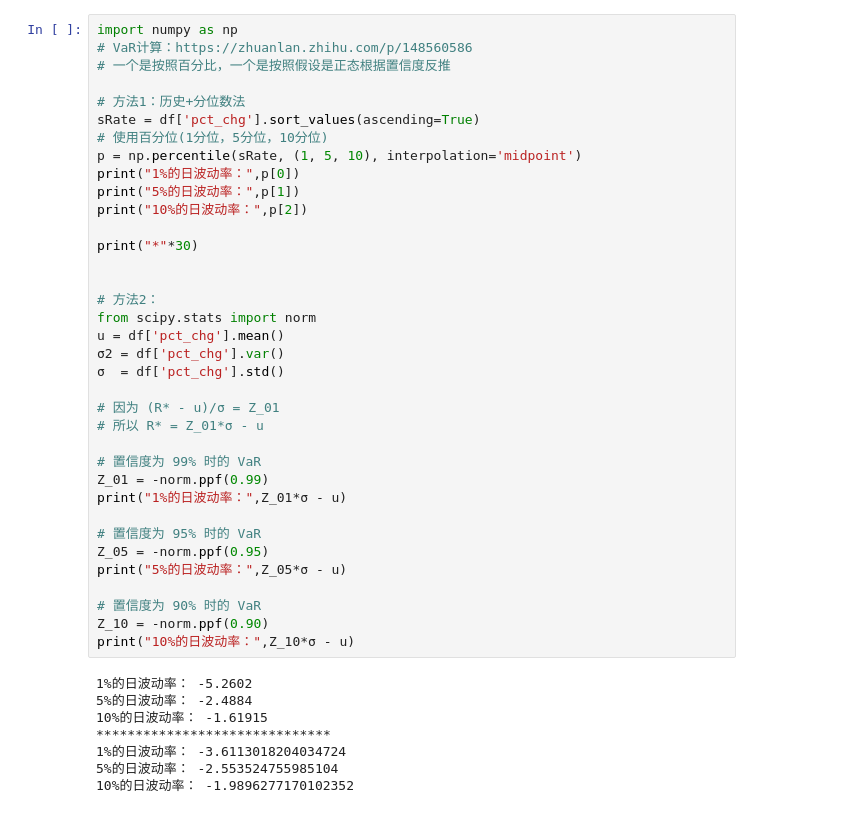
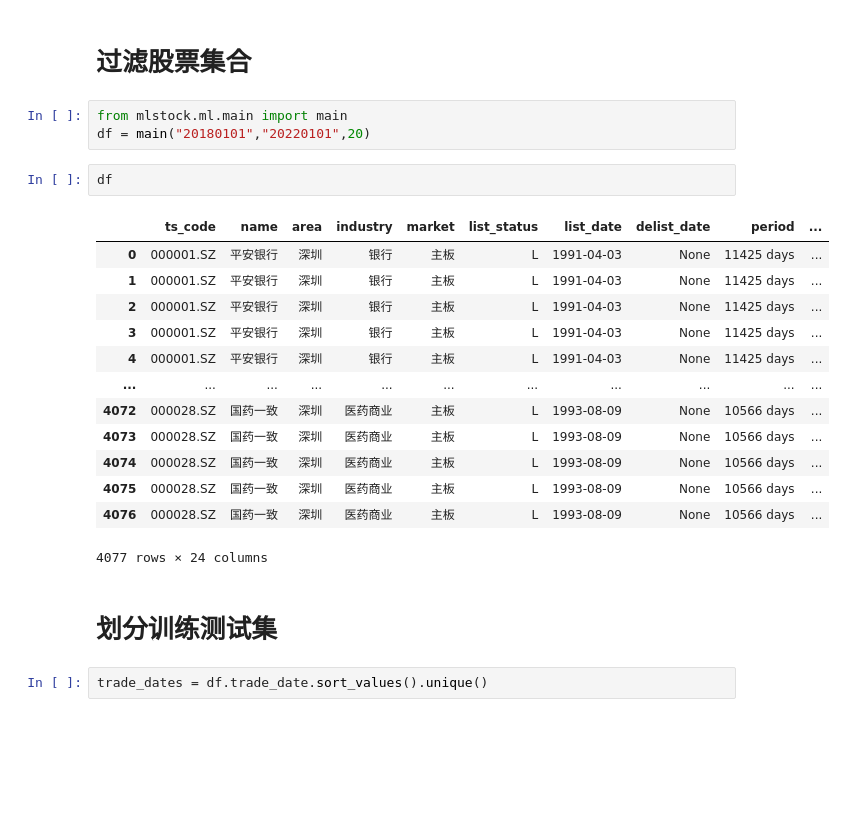
Before and after one commit to piginzoo/mlstock, a Jupyter notebook: jupyter/data_filter.ipynb, the cells around one changed output. Cells and saved outputs as stored; diff of their text form; blank space fills up the shorter version.

```diff
--- a/jupyter/data_filter.ipynb
+++ b/jupyter/data_filter.ipynb
@@ -43,44 +39,25 @@ stats.probplot(df['pct_chg'],dist='norm',plot=plt)
-# %%
-import numpy as np
-# VaR计算：https://zhuanlan.zhihu.com/p/148560586
-# 一个是按照百分比，一个是按照假设是正态根据置信度反推
-
-# 方法1：历史+分位数法
-sRate = df['pct_chg'].sort_values(ascending=True)
-# 使用百分位(1分位，5分位，10分位)
-p = np.percentile(sRate, (1, 5, 10), interpolation='midpoint')
-print("1%的日波动率：",p[0])
-print("5%的日波动率：",p[1])
-print("10%的日波动率：",p[2])
-
-print("*"*30)
-
-
-# 方法2：
-from scipy.stats import norm
-u = df['pct_chg'].mean()
-σ2 = df['pct_chg'].var()
-σ  = df['pct_chg'].std()
-
-# 因为 (R* - u)/σ = Z_01
-# 所以 R* = Z_01*σ - u
-
-# 置信度为 99% 时的 VaR
-Z_01 = -norm.ppf(0.99)
-print("1%的日波动率：",Z_01*σ - u)
-
-# 置信度为 95% 时的 VaR
-Z_05 = -norm.ppf(0.95)
-print("5%的日波动率：",Z_05*σ - u)
-
-# 置信度为 90% 时的 VaR
-Z_10 = -norm.ppf(0.90)
-print("10%的日波动率：",Z_10*σ - u)
-# %% [output]
-1%的日波动率： -5.2602
-5%的日波动率： -2.4884
-10%的日波动率： -1.61915
-******************************
-1%的日波动率： -3.6113018204034724
-5%的日波动率： -2.553524755985104
-10%的日波动率： -1.9896277170102352
+# %% [markdown]
+# 过滤股票集合
+# %%
+from mlstock.ml.main import main
+df = main("20180101","20220101",20)
+# %%
+df
+# %% [output]
+|  | ts_code | name | area | industry | market | list_status | list_date | delist_date | period | ... |
+| 0 | 000001.SZ | 平安银行 | 深圳 | 银行 | 主板 | L | 1991-04-03 | None | 11425 days | ... |
+| 1 | 000001.SZ | 平安银行 | 深圳 | 银行 | 主板 | L | 1991-04-03 | None | 11425 days | ... |
+| 2 | 000001.SZ | 平安银行 | 深圳 | 银行 | 主板 | L | 1991-04-03 | None | 11425 days | ... |
+| 3 | 000001.SZ | 平安银行 | 深圳 | 银行 | 主板 | L | 1991-04-03 | None | 11425 days | ... |
+| 4 | 000001.SZ | 平安银行 | 深圳 | 银行 | 主板 | L | 1991-04-03 | None | 11425 days | ... |
+| ... | ... | ... | ... | ... | ... | ... | ... | ... | ... | ... |
+| 4072 | 000028.SZ | 国药一致 | 深圳 | 医药商业 | 主板 | L | 1993-08-09 | None | 10566 days | ... |
+| 4073 | 000028.SZ | 国药一致 | 深圳 | 医药商业 | 主板 | L | 1993-08-09 | None | 10566 days | ... |
+| 4074 | 000028.SZ | 国药一致 | 深圳 | 医药商业 | 主板 | L | 1993-08-09 | None | 10566 days | ... |
+| 4075 | 000028.SZ | 国药一致 | 深圳 | 医药商业 | 主板 | L | 1993-08-09 | None | 10566 days | ... |
+| 4076 | 000028.SZ | 国药一致 | 深圳 | 医药商业 | 主板 | L | 1993-08-09 | None | 10566 days | ... |
+4077 rows × 24 columns
+# %% [markdown]
+# 划分训练测试集
+# %%
+trade_dates = df.trade_date.sort_values().unique()
```
Also changed, not shown: parts of 19 cells of this notebook, 8 other files.
